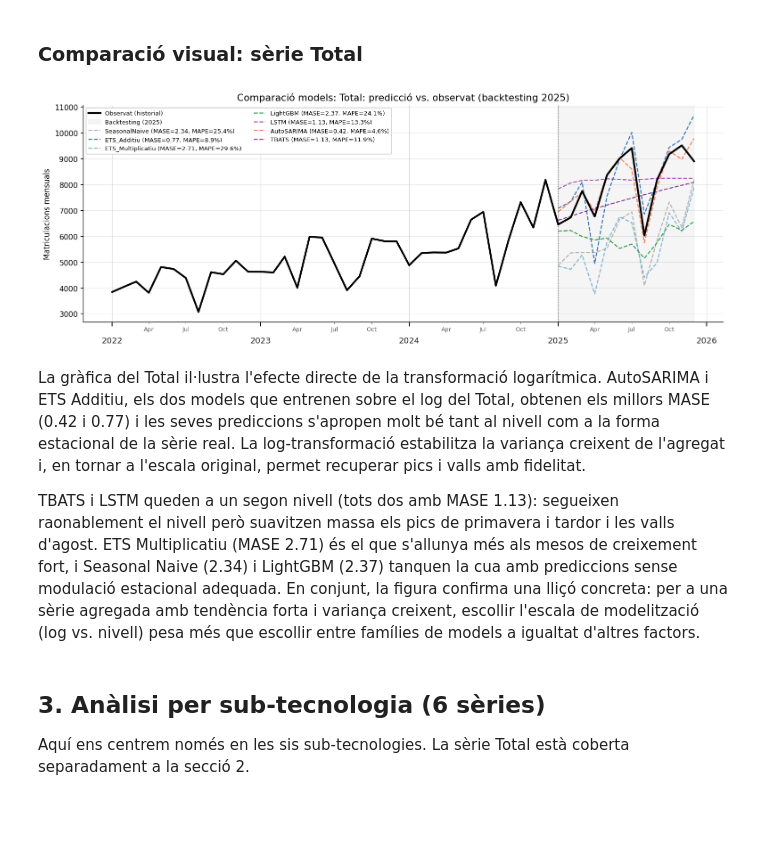
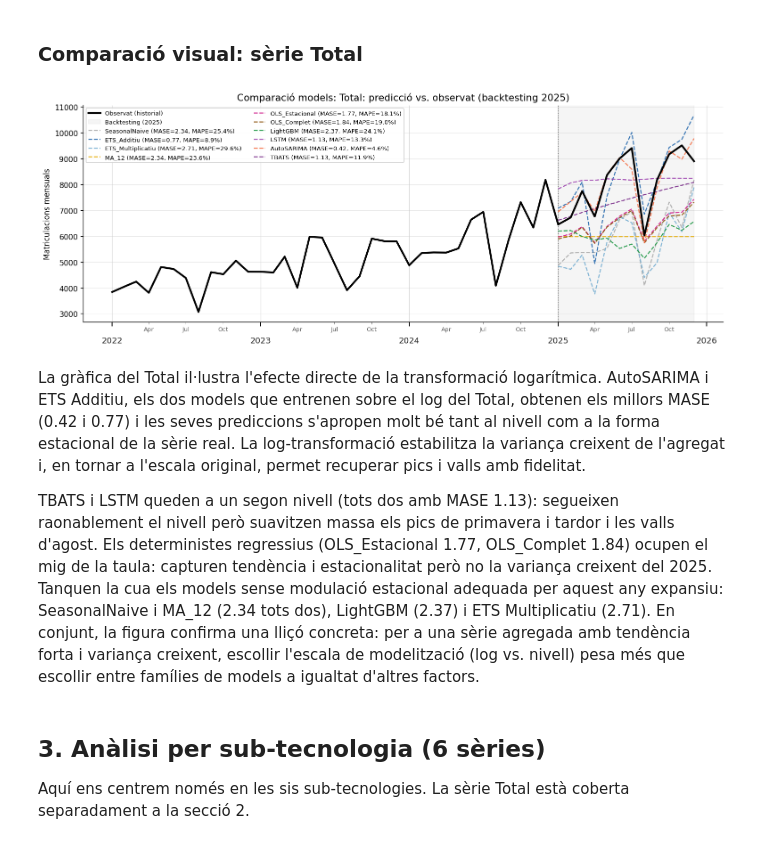
Before and after one commit to C0SBEL/projecte-forecasting, a Jupyter notebook: notebooks/evaluation.ipynb, the cells around one changed output. Drawn from its saved outputs; the diff is of its cells as text; code cells hidden in the pictures; blank space fills up the shorter version.

```diff
--- a/notebooks/evaluation.ipynb
+++ b/notebooks/evaluation.ipynb
@@ -129,6 +132,9 @@ palette = {
     'LightGBM':         '#1a9641',
     'LSTM':             '#9e44b0',
     'TBATS':            '#7b2d8b',
+    'MA_12':            '#e6ab02',
+    'OLS_Estacional':   '#d01c8b',
+    'OLS_Complet':      '#8c510a',
 }
 
 fig, ax = plt.subplots(figsize=(13, 5))
@@ -137,38 +143,38 @@ y_train_plot = pivot_train_ev[tech].iloc[-36:]
 y_test_plot  = pivot_test_ev[tech]
 observed_dates = list(y_train_plot.index) + list(y_test_plot.index)
 observed_vals  = list(y_train_plot.values) + list(y_test_plot.values)
 ax.plot(observed_dates, observed_vals, color='black', lw=2.5,
         label='Observat (historial)', zorder=10)
 
 ax.axvspan(pivot_test_ev.index[0], pivot_test_ev.index[-1],
            alpha=0.08, color='gray', label='Backtesting (2025)')
 ax.axvline(pivot_test_ev.index[0], color='gray', ls=':', lw=1.2)
 
 for model_name in sub['Model'].unique():
     msub = sub[sub['Model'] == model_name].sort_values('date')
     row = all_metrics[(all_metrics['Model'] == model_name) &
                       (all_metrics['Tecnologia'] == tech)]
     if len(row):
         label = f"{model_name} (MASE={row['MASE'].values[0]:.2f}, MAPE={row['MAPE'].values[0]:.1f}%)"
     else:
         label = model_name
     ax.plot(msub['date'], msub['predicted'],
             color=palette.get(model_name, '#888888'),
             lw=1.4, ls='--', label=label, alpha=0.9)
 
 ax.set_title(f'Comparació models: {tech}: predicció vs. observat (backtesting 2025)', fontsize=13)
 ax.set_ylabel('Matriculacions mensuals')
 ax.legend(fontsize=8, loc='upper left', ncol=2, framealpha=0.9)
 format_ts_ax(ax)
 plt.tight_layout()
 plt.savefig(FIGURES_DIR / 'fig_16_comparison_total.png', bbox_inches='tight')
 plt.show()
 # %% [output]
-[figure, old version]
+[figure, new version]
 # %% [markdown]
 La gràfica del Total il·lustra l'efecte directe de la transformació logarítmica. AutoSARIMA i ETS Additiu, els dos models que entrenen sobre el log del Total, obtenen els millors MASE (0.42 i 0.77) i les seves prediccions s'apropen molt bé tant al nivell com a la forma estacional de la sèrie real. La log-transformació estabilitza la variança creixent de l'agregat i, en tornar a l'escala original, permet recuperar pics i valls amb fidelitat.
 
-TBATS i LSTM queden a un segon nivell (tots dos amb MASE 1.13): segueixen raonablement el nivell però suavitzen massa els pics de primavera i tardor i les valls d'agost. ETS Multiplicatiu (MASE 2.71) és el que s'allunya més als mesos de creixement fort, i Seasonal Naive (2.34) i LightGBM (2.37) tanquen la cua amb prediccions sense modulació estacional adequada. En conjunt, la figura confirma una lliçó concreta: per a una sèrie agregada amb tendència forta i variança creixent, escollir l'escala de modelització (log vs. nivell) pesa més que escollir entre famílies de models a igualtat d'altres factors.
+TBATS i LSTM queden a un segon nivell (tots dos amb MASE 1.13): segueixen raonablement el nivell però suavitzen massa els pics de primavera i tardor i les valls d'agost. Els deterministes regressius (OLS_Estacional 1.77, OLS_Complet 1.84) ocupen el mig de la taula: capturen tendència i estacionalitat però no la variança creixent del 2025. Tanquen la cua els models sense modulació estacional adequada per aquest any expansiu: SeasonalNaive i MA_12 (2.34 tots dos), LightGBM (2.37) i ETS Multiplicatiu (2.71). En conjunt, la figura confirma una lliçó concreta: per a una sèrie agregada amb tendència forta i variança creixent, escollir l'escala de modelització (log vs. nivell) pesa més que escollir entre famílies de models a igualtat d'altres factors.
 # %% [markdown]
 ## 3. Anàlisi per sub-tecnologia (6 sèries)
 
```
Also changed, not shown: parts of 11 cells of this notebook, 29 other files.
